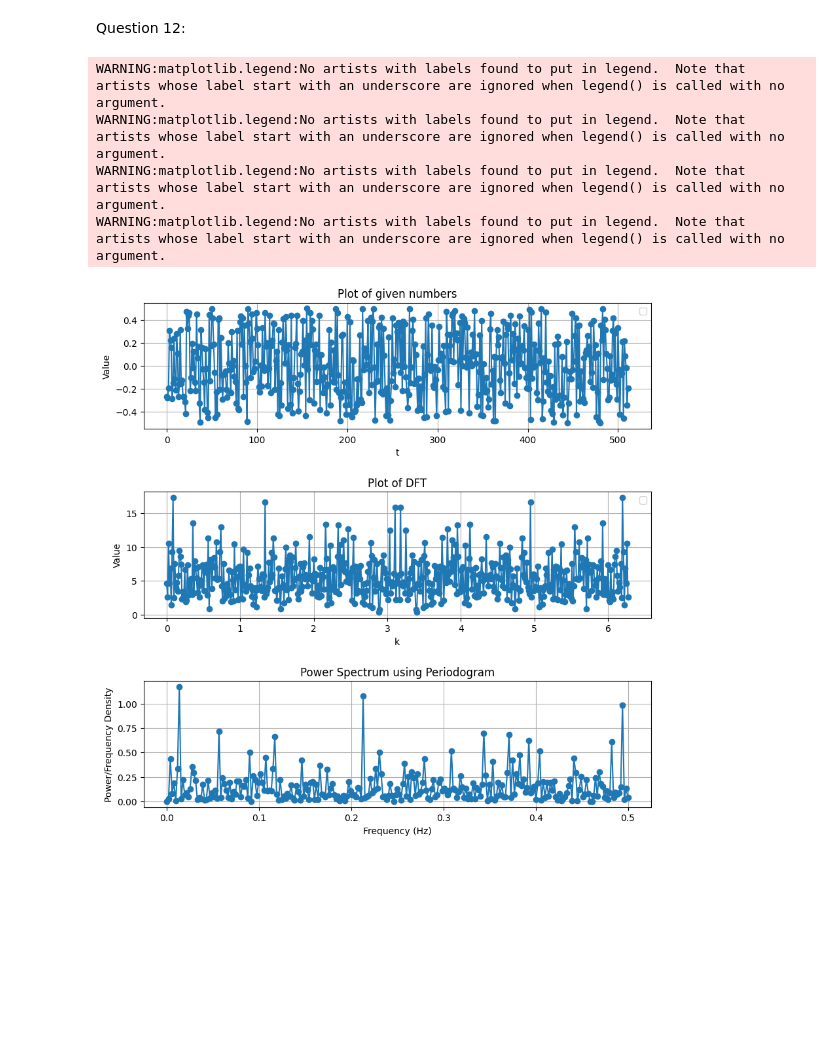
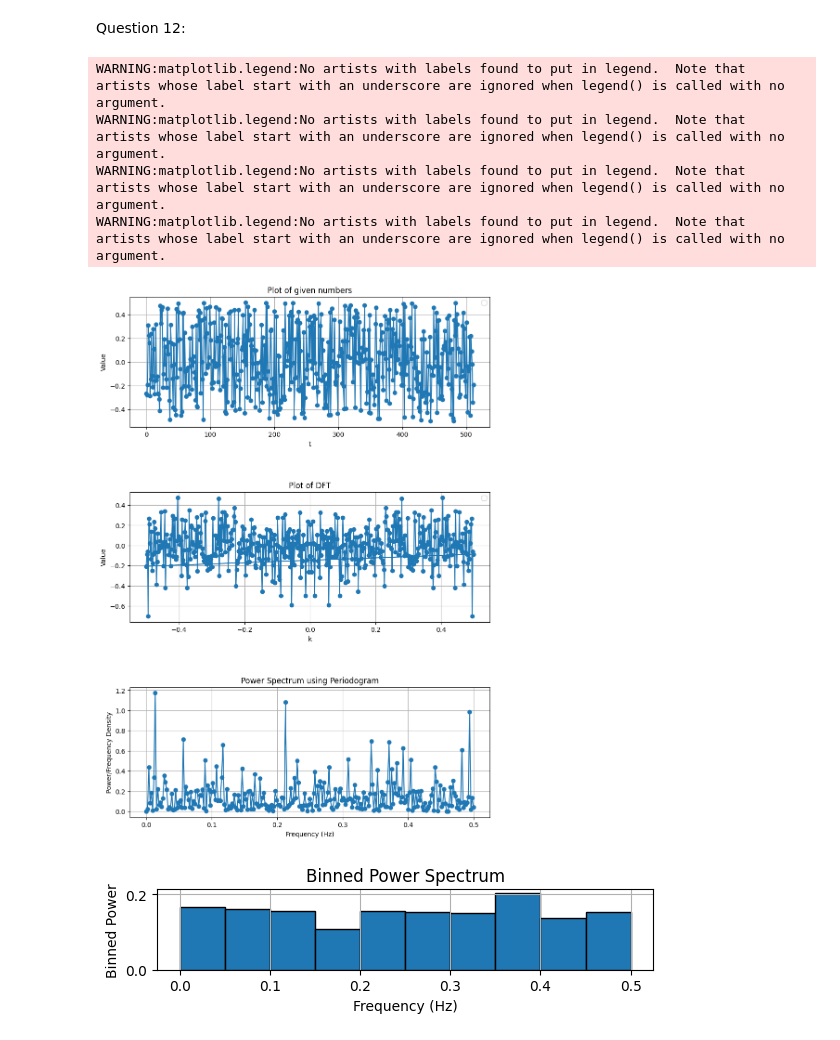
Before and after one commit to Tagtshen/Assignment-1-Computational-physics, a Jupyter notebook: A3_Tagtshen.ipynb, the cells around one changed output. Drawn from its saved outputs; the diff is of its cells as text; code cells hidden in the pictures; blank space fills up the shorter version.

```diff
--- a/A3_Tagtshen.ipynb
+++ b/A3_Tagtshen.ipynb
@@ -309,6 +355,9 @@ Question 12:
 import matplotlib.pyplot as plt
 import numpy as np
 from scipy.signal import periodogram
+# with open('noise.txt') as file:
+#   f=file.readlines()
+#   f=[float(iten.rstrip()) for item in f ]
 
 # Given numbers
 numbers = [
@@ -366,7 +415,8 @@ numbers = [
     0.2966164478, 0.0068158073, 0.3782229727, 0.3046564488, -0.0569208908,
     0.3343066315, -0.2168519072, 0.3904585269, -0.0066840006, 0.3651324332,
     -0.0980781085, -0.2142906532, -0.3648754396, -0.2502778997, 0.4948167490,
-    -0.1472523165, -0.0123950469, 0.3064336825, 0.4039521713,-0.1562121040, 0.1858216386, 0.0994145103, -0.1204108562, -0.3896181526,
+    -0.1472523165, -0.0123950469, 0.3064336825, 0.4039521713,-0.1562121040,
+    0.1858216386, 0.0994145103, -0.1204108562, -0.3896181526,
     -0.1071225009, -0.3564925128, -0.1773885688, -0.3837084775, -0.1862398968,
     0.1687682610, -0.4497164194, -0.0714710128, 0.4188877659, -0.4468807352,
     0.0964925673, 0.4504939428, 0.0022001593, -0.0388540504, -0.0112084481,
@@ -416,15 +466,14 @@ numbers = [
     -0.0182817977, -0.3402847618, -0.1927347599
 ]
 
-numbers_array = np.array(numbers)
-DFT= np.fft.fft(numbers_array)
+
 n=len(numbers)
-x = range(n)
-k=(2*np.pi)/(n)*np.arange(0,n,1)
+x=np.arange(n)
+DFT= np.fft.fft(numbers,norm='ortho')
+kq = np.fft.fftfreq(n)
+frequencies, power_spectrum = periodogram(numbers, fs=1)
 
-frequencies, power_spectrum = periodogram(numbers_array, fs=1)
-
-k = 10  # Number of bins
+k= 10  # Number of bins
 bin_edges = np.linspace(0, frequencies[-1], k+1)  # Define bin edges
 bin_indices = np.digitize(frequencies, bin_edges)  # Compute bin indices
 binned_power_spectrum = np.zeros(k)  # Initialize binned power spectrum
@@ -433,10 +482,10 @@ for i in range(k):
     binned_power_spectrum[i] = np.mean(power_spectrum[mask])  # Mean of power spectrum in current bin
 
 
-plt.figure(figsize=(10, 10))
+plt.figure(figsize=(10, 20))
 plt.subplots_adjust(hspace=0.5)
 plt.subplot(4, 1, 1)
-plt.plot(x, numbers_array, marker='o', linestyle='-')
+plt.plot(x, numbers, marker='o', linestyle='-')
 plt.xlabel('t')
 plt.ylabel('Value')
 plt.title('Plot of given numbers')
@@ -445,33 +494,34 @@ plt.grid(True)
 plt.legend()
 
 plt.subplot(4, 1, 2)
-plt.plot(k,abs(DFT), marker='o', linestyle='-')
+plt.plot(kq,(DFT), marker='o', linestyle='-')
 plt.xlabel('k')
 plt.ylabel('Value')
 plt.title('Plot of DFT')
 plt.legend()
 plt.grid(True)
 plt.legend()
 
 plt.subplot(4, 1, 3)
 plt.plot(frequencies, power_spectrum, marker='o', linestyle='-')
 plt.xlabel('Frequency (Hz)')
 plt.ylabel('Power/Frequency Density')
 plt.title('Power Spectrum using Periodogram')
 plt.grid(True)
 plt.show()
 
 plt.subplot(4, 1, 4)
 
 plt.bar(bin_edges[:-1], binned_power_spectrum, width=np.diff(bin_edges), align='edge', edgecolor='black')
 plt.xlabel('Frequency (Hz)')
-plt.ylabel('Binned Power/Frequency Density')
+plt.ylabel('Binned Power')
 plt.title('Binned Power Spectrum')
 plt.grid(True)
 plt.show()
 # %% [output]
 WARNING:matplotlib.legend:No artists with labels found to put in legend.  Note that artists whose label start with an underscore are ignored when legend() is called with no argument.
 WARNING:matplotlib.legend:No artists with labels found to put in legend.  Note that artists whose label start with an underscore are ignored when legend() is called with no argument.
 WARNING:matplotlib.legend:No artists with labels found to put in legend.  Note that artists whose label start with an underscore are ignored when legend() is called with no argument.
 WARNING:matplotlib.legend:No artists with labels found to put in legend.  Note that artists whose label start with an underscore are ignored when legend() is called with no argument.
-[figure, old version]
+[figure, new version]
+[figure, added]
```
Also changed, not shown: parts of 4 cells of this notebook.
